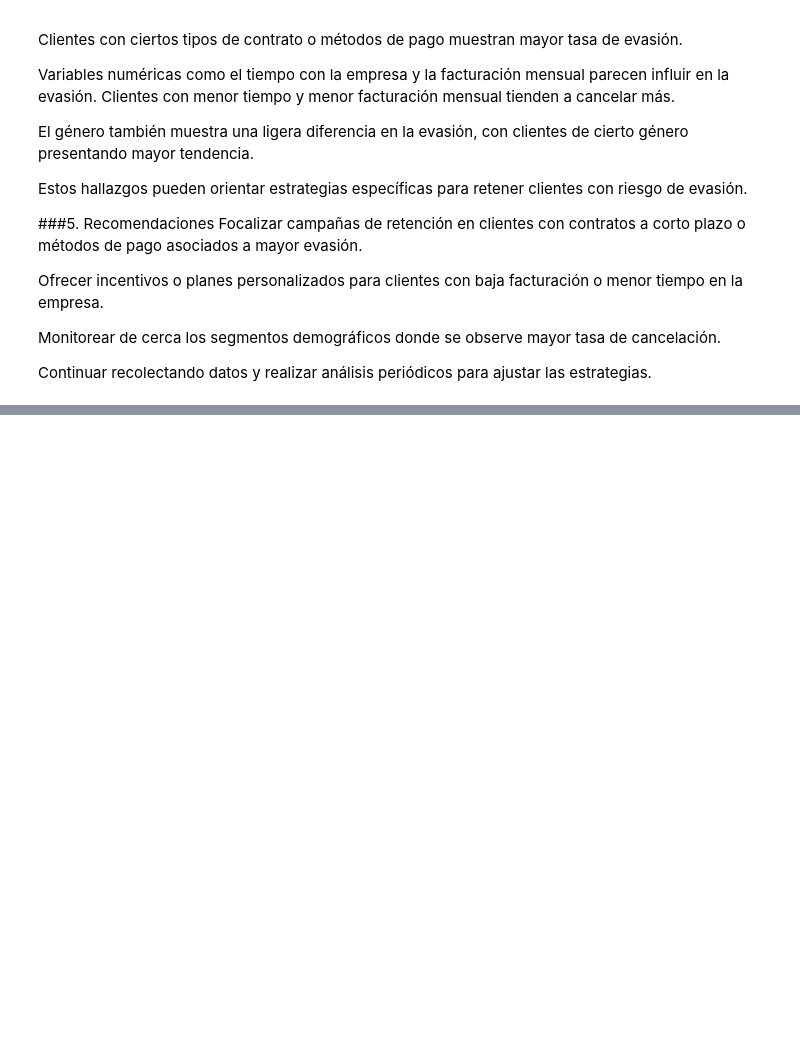
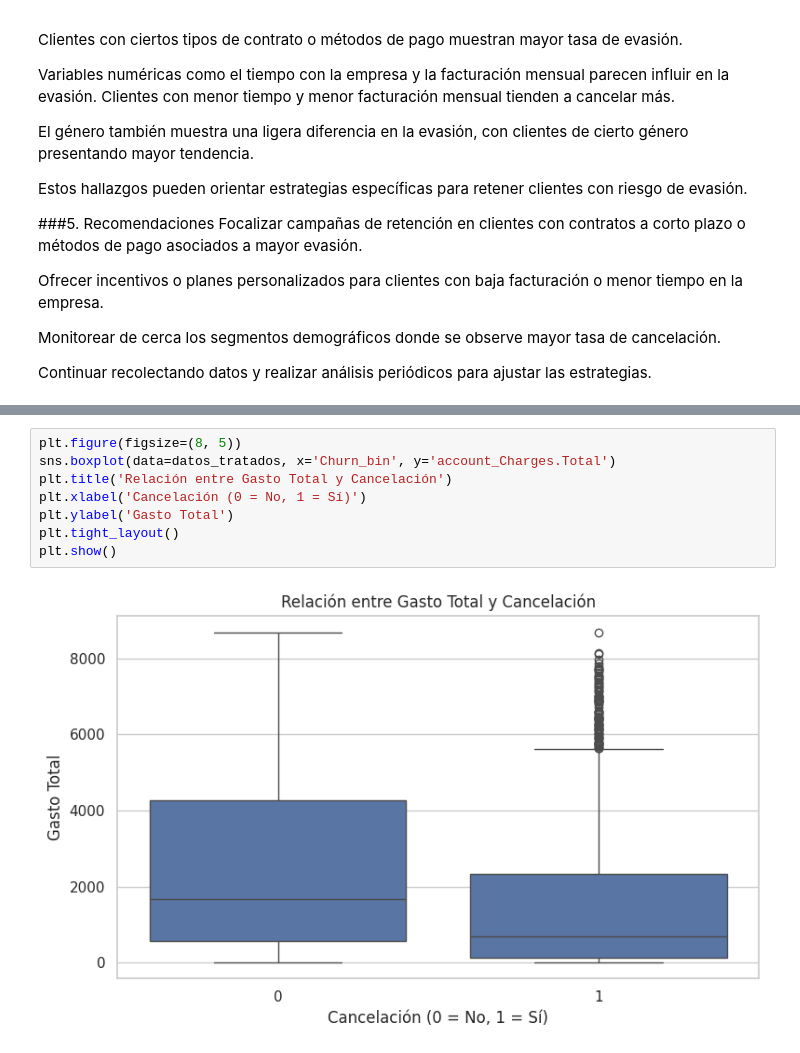
Before and after one commit to kikecastillocolombia/desafio_telecom_2, a Jupyter notebook: TelecomX_LATAM.ipynb, the cells around one changed output, grey strips where cells are left out. Saved outputs shown, nothing was run; the diff lists cells and outputs as text; blank space fills up the shorter version.

```diff
--- a/TelecomX_LATAM.ipynb
+++ b/TelecomX_LATAM.ipynb
@@ -577,0 +798,10 @@ df.to_csv("datos_tratados.csv", index=False)
+# %%
+plt.figure(figsize=(8, 5))
+sns.boxplot(data=datos_tratados, x='Churn_bin', y='account_Charges.Total')
+plt.title('Relación entre Gasto Total y Cancelación')
+plt.xlabel('Cancelación (0 = No, 1 = Sí)')
+plt.ylabel('Gasto Total')
+plt.tight_layout()
+plt.show()
+# %% [output]
+[figure, added]
```
Also changed, not shown: parts of 54 cells of this notebook.
